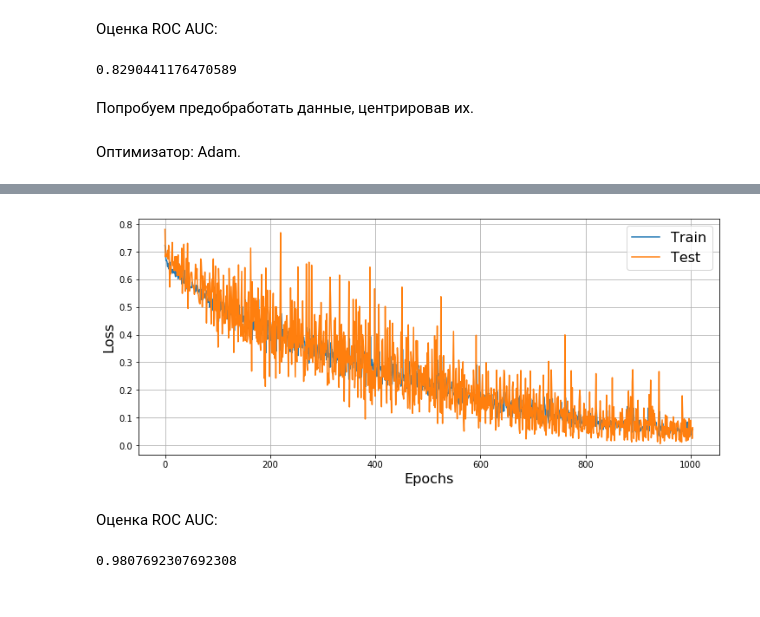
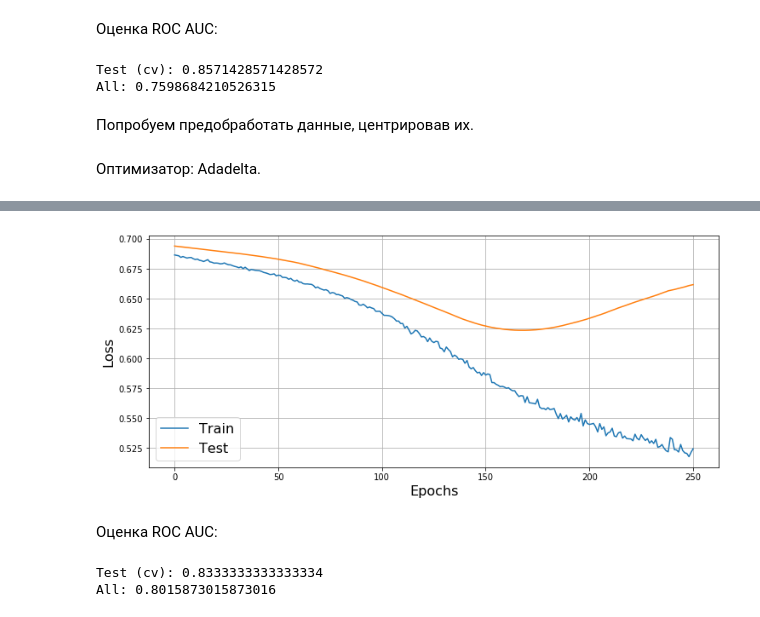
Before and after one commit to v-vskv-v/MSU, a Jupyter notebook: MPM/Dementia.ipynb, the cells around one changed output, grey strips where cells are left out. Drawn from its saved outputs; the diff is of its cells as text; code cells hidden in the pictures.

```diff
--- a/MPM/Dementia.ipynb
+++ b/MPM/Dementia.ipynb
@@ -210,17 +228,21 @@ Epoch 300... (Train/Test) NLL: 0.616/0.556      Accuracy: 0.674/0.783
 # %% [markdown]
 Оценка ROC AUC:
 # %%
-roc_auc_score(np.argmax(network.forward(torch.Tensor(x_data)).data.numpy(), 1),
-              y_data)
+try:
+    print('Test (cv):', score)
+    print('All:', roc_auc_score(np.argmax(network.forward(torch.Tensor(x_data)).data.numpy(), 1),
+              y_data))
+except ValueError as er:
+    print(er)
 # %% [output]
-0.8290441176470589
+Test (cv): 0.8571428571428572
+All: 0.7598684210526315
 # %% [markdown]
 Попробуем предобработать данные, центрировав их.
-# %%
-x_data -= np.mean(x_data, 1).reshape(-1, 1)
+# %%
+x_data = scale(x_data)
 # %% [markdown]
-Оптимизатор: Adam.
+Оптимизатор: Adadelta.
 # %%
-network = LinClassifier(size)
-train(network, 200, 0.00005, 5, 'adam')
+network, score = train(LinClassifier(size), 260, 0.01, 5, x_data, y_data, 'adadelta')
 # %% [output]
@@ -228,8 +250,10 @@ Epoch 200... (Train/Test) NLL: 0.057/0.064      Accuracy: 0.961/1.000
-[figure, old version]
+[figure, new version]
 # %% [markdown]
 Оценка ROC AUC:
 # %%
-roc_auc_score(np.argmax(network.forward(torch.Tensor(x_data)).data.numpy(), 1),
-              y_data)
+print('Test (cv):', score)
+print('All:', roc_auc_score(np.argmax(network.forward(torch.Tensor(x_data)).data.numpy(), 1),
+              y_data))
 # %% [output]
-0.9807692307692308
+Test (cv): 0.8333333333333334
+All: 0.8015873015873016
```
Also changed, not shown: parts of 5 cells of this notebook.
